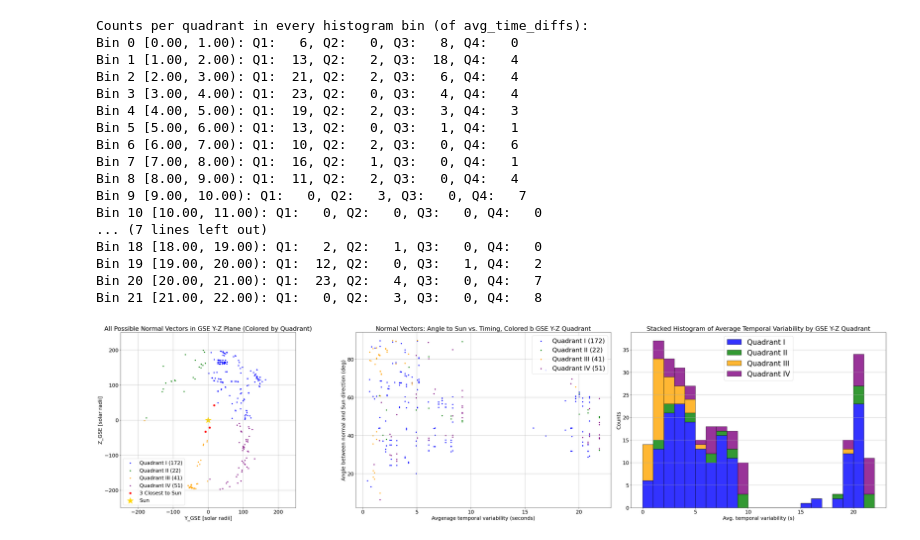
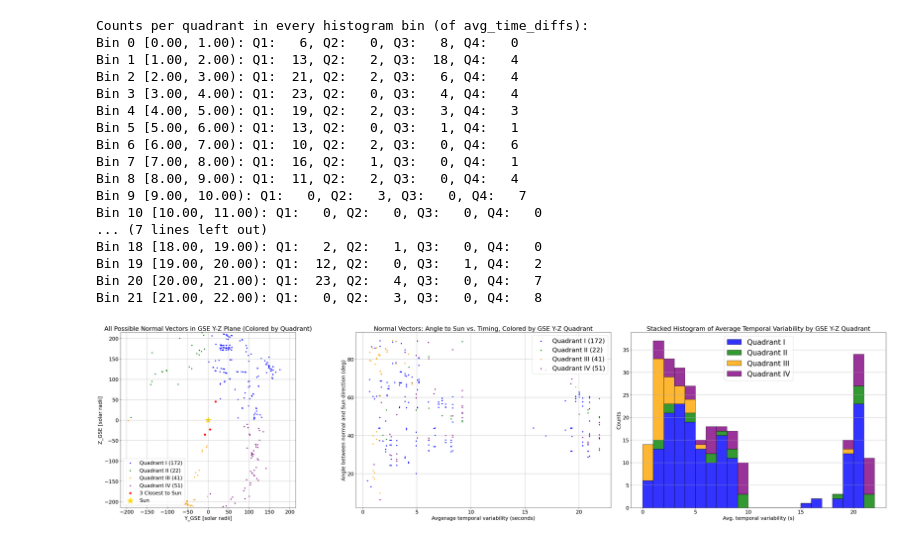
Before and after one commit to jujkirk/A-Time-of-Arrival-Technique-to-Estimate-the-Source-of-a-Solar-Radio-Burst, a Jupyter notebook: A Time-of-Arrival Technique to Estimate the Source of a Solar Radio Burst.ipynb, the cells around one changed output. Cells and saved outputs as stored; diff of their text form; code cells hidden in the pictures.

```diff
--- a/A Time-of-Arrival Technique to Estimate the Source of a Solar Radio Burst.ipynb
+++ b/A Time-of-Arrival Technique to Estimate the Source of a Solar Radio Burst.ipynb
@@ -49,7 +49,7 @@ def parse_time(timestr):
     return datetime.strptime(timestr, "%H:%M:%S.%f") if '.' in timestr \
            else datetime.strptime(timestr, "%H:%M:%S")
 
-# ---- Station data ---- (Insert your own station data here with name, latitude, longitude, and elevation in meters)
+# ---- Station data ----
 stations = [
     ("MEXICO-LANCE", 19.47999954, -101.4100037, 2524, "16:55:27.18750"),
     ("GLASGOW", 55.90000153, -4.300000191, 53, "16:55:28.54625"),
@@ -73,7 +73,7 @@ ecef_coords = np.array([geodetic_to_ecef(lat, lon, elev) for (_, lat, lon, elev,
 station_times = [parse_time(st[-1]) for st in stations]
 
 # ---- Sun/GSE axes ----
-utc_time = "2024-08-05T16:55:00" # Enter the time and date of you burst here to get Sun's position at the time
+utc_time = "2024-08-05T16:55:00" # Enter the time and date of your burst here to get Sun's position at the time
 et = spice.utc2et(utc_time)
 sun_pos_ecef, _ = spice.spkpos("SUN", et, "ITRF93", "NONE", "EARTH")
 sun_vec_ecef = np.array(sun_pos_ecef) / np.linalg.norm(sun_pos_ecef)
@@ -144,9 +144,16 @@ fig, axs = plt.subplots(1, 3, figsize=(40, 10))
 # --- Plot 1: GSE Y-Z plane of normals ---
 colors_gse = ['black', 'blue', 'green', 'orange', 'purple']
 labels_gse = ['', 'Quadrant I', 'Quadrant II', 'Quadrant III', 'Quadrant IV']
-# Scale for visibility
-all_y = gse_normals[:, 1] * 200
-all_z = gse_normals[:, 2] * 200
+
+# Solar radius
+SOLAR_RADIUS_KM = 696340  # Solar radius in kilometers
+
+# Use actual distance from Earth to the Sun in solar radii for scaling
+EARTH_TO_SUN_DISTANCE_SOLAR_RADII = 149600000 / SOLAR_RADIUS_KM  # 149.6 million kilometers / solar radius
+
+# Scale to actual distance in solar radii
+all_y = gse_normals[:, 1] * EARTH_TO_SUN_DISTANCE_SOLAR_RADII
+all_z = gse_normals[:, 2] * EARTH_TO_SUN_DISTANCE_SOLAR_RADII
 
 for q in range(1, 5):
     idx = quadrants == q
@@ -157,8 +164,8 @@ axs[0].set_xlabel("Y_GSE [solar radii]")
 axs[0].set_ylabel("Z_GSE [solar radii]")
 axs[0].set_title("All Possible Normal Vectors in GSE Y-Z Plane (Colored by Quadrant)")
 axs[0].set_aspect('equal')
-axs[0].set_xlim(-250, 250)
-axs[0].set_ylim(-250, 250)
+axs[0].set_xlim(-EARTH_TO_SUN_DISTANCE_SOLAR_RADII, EARTH_TO_SUN_DISTANCE_SOLAR_RADII)
+axs[0].set_ylim(-EARTH_TO_SUN_DISTANCE_SOLAR_RADII, EARTH_TO_SUN_DISTANCE_SOLAR_RADII)
 axs[0].legend(fontsize=18, loc='lower left')
 axs[0].grid(True)
 
@@ -170,7 +177,7 @@ for q in range(1, 5):
     axs[1].scatter(avg_time_diffs[idx], angles_deg[idx], color=colors2[q], s=10, label=f"{labels2[q]} ({np.sum(idx)})")
 axs[1].set_xlabel("Avgerage temporal variability (seconds)")
 axs[1].set_ylabel("Angle between normal and Sun direction (deg)")
-axs[1].set_title("Normal Vectors: Angle to Sun vs. Timing, Colored b GSE Y-Z Quadrant")
+axs[1].set_title("Normal Vectors: Angle to Sun vs. Timing, Colored by GSE Y-Z Quadrant")
 axs[1].legend(fontsize=22, loc='upper right')
 axs[1].grid(True)
 
@@ -178,8 +185,8 @@ axs[1].grid(True)
 colors3 = ['blue', 'green', 'orange', 'purple']
 labels3 = ['Quadrant I', 'Quadrant II', 'Quadrant III', 'Quadrant IV']
 bin_width = 1
-bin_edges = np.arange(0, np.ceil(np.max(avg_time_diffs)/bin_width)*bin_width + bin_width, bin_width)
-data_by_quadrant = [avg_time_diffs[quadrants == (q+1)] for q in range(4)]
+bin_edges = np.arange(0, np.ceil(np.max(avg_time_diffs) / bin_width) * bin_width + bin_width, bin_width)
+data_by_quadrant = [avg_time_diffs[quadrants == (q + 1)] for q in range(4)]
 axs[2].hist(data_by_quadrant, bins=bin_edges, color=colors3, alpha=0.8, edgecolor='black', label=labels3, stacked=True)
 axs[2].set_xlabel("Avg. temporal variability (s)")
 axs[2].set_ylabel("Counts")
@@ -189,11 +196,11 @@ axs[2].grid(axis='y')
 
 # --- Print counts per bin for each quadrant ---
 print("Counts per quadrant in every histogram bin (of avg_time_diffs):")
-bin_indices = np.digitize(avg_time_diffs, bin_edges) - 1   # digitize assigns bin numbers
+bin_indices = np.digitize(avg_time_diffs, bin_edges) - 1  # digitize assigns bin numbers
 
-# number of bins is len(bin_edges)-1
-for i in range(len(bin_edges)-1):
-    bin_min, bin_max = bin_edges[i], bin_edges[i+1]
+# number of bins is len(bin_edges) - 1
+for i in range(len(bin_edges) - 1):
+    bin_min, bin_max = bin_edges[i], bin_edges[i + 1]
     counts_per_quadrant = []
     for q in range(1, 5):
         # points in bin i and in quadrant q
@@ -201,31 +208,31 @@ for i in range(len(bin_edges)-1):
         count = np.sum(in_bin_and_quadrant)
         counts_per_quadrant.append(count)
     print(f"Bin {i} [{bin_min:.2f}, {bin_max:.2f}): "
           f"Q1: {counts_per_quadrant[0]:3d}, "
           f"Q2: {counts_per_quadrant[1]:3d}, "
           f"Q3: {counts_per_quadrant[2]:3d}, "
           f"Q4: {counts_per_quadrant[3]:3d}")
 
 plt.tight_layout()
 plt.show()
 
 spice.kclear()
 # %% [output]
 Counts per quadrant in every histogram bin (of avg_time_diffs):
 Bin 0 [0.00, 1.00): Q1:   6, Q2:   0, Q3:   8, Q4:   0
 Bin 1 [1.00, 2.00): Q1:  13, Q2:   2, Q3:  18, Q4:   4
 Bin 2 [2.00, 3.00): Q1:  21, Q2:   2, Q3:   6, Q4:   4
 Bin 3 [3.00, 4.00): Q1:  23, Q2:   0, Q3:   4, Q4:   4
 Bin 4 [4.00, 5.00): Q1:  19, Q2:   2, Q3:   3, Q4:   3
 Bin 5 [5.00, 6.00): Q1:  13, Q2:   0, Q3:   1, Q4:   1
 Bin 6 [6.00, 7.00): Q1:  10, Q2:   2, Q3:   0, Q4:   6
 Bin 7 [7.00, 8.00): Q1:  16, Q2:   1, Q3:   0, Q4:   1
 Bin 8 [8.00, 9.00): Q1:  11, Q2:   2, Q3:   0, Q4:   4
 Bin 9 [9.00, 10.00): Q1:   0, Q2:   3, Q3:   0, Q4:   7
 Bin 10 [10.00, 11.00): Q1:   0, Q2:   0, Q3:   0, Q4:   0
 ... (7 lines left out)
 Bin 18 [18.00, 19.00): Q1:   2, Q2:   1, Q3:   0, Q4:   0
 Bin 19 [19.00, 20.00): Q1:  12, Q2:   0, Q3:   1, Q4:   2
 Bin 20 [20.00, 21.00): Q1:  23, Q2:   4, Q3:   0, Q4:   7
 Bin 21 [21.00, 22.00): Q1:   0, Q2:   3, Q3:   0, Q4:   8
-[figure, old version]
+[figure, new version]
```
